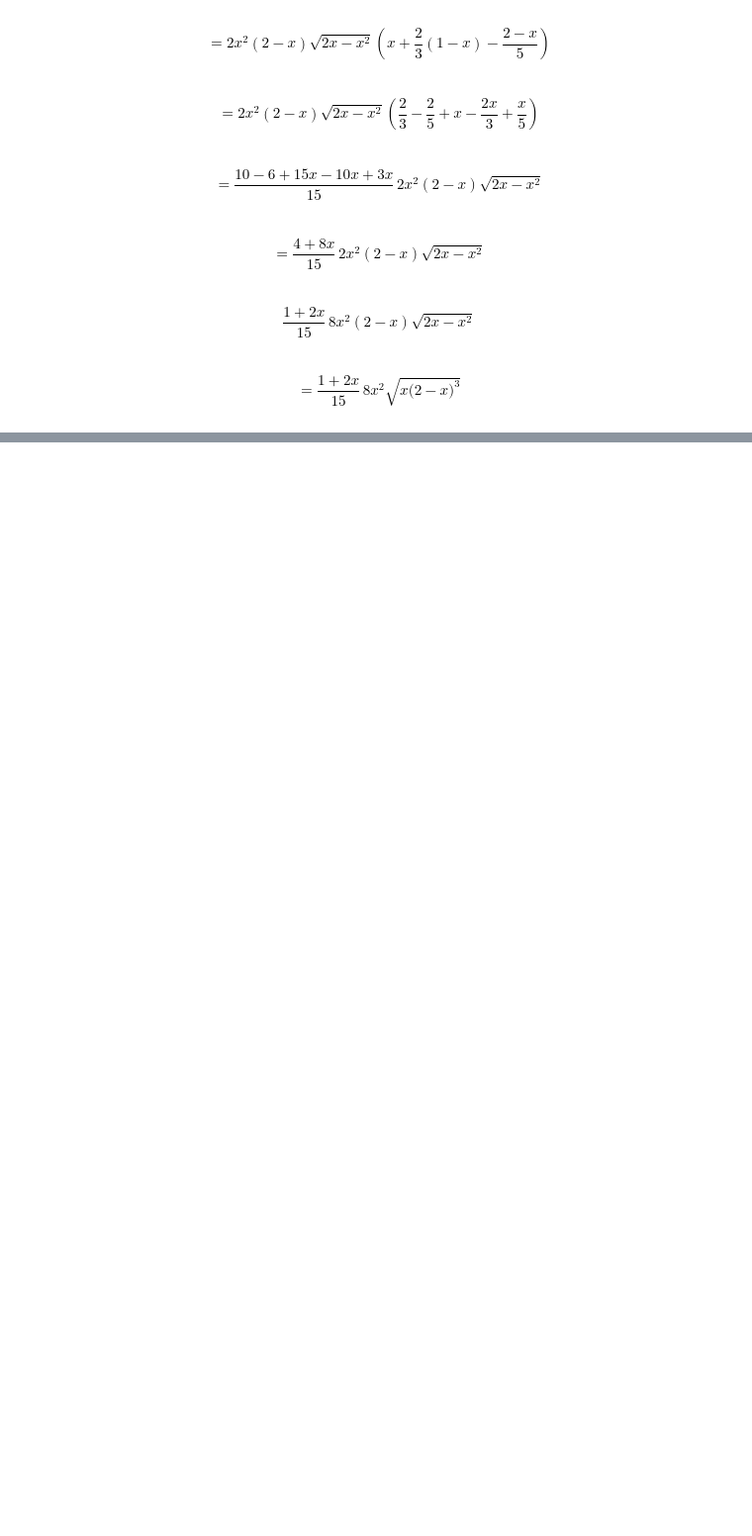
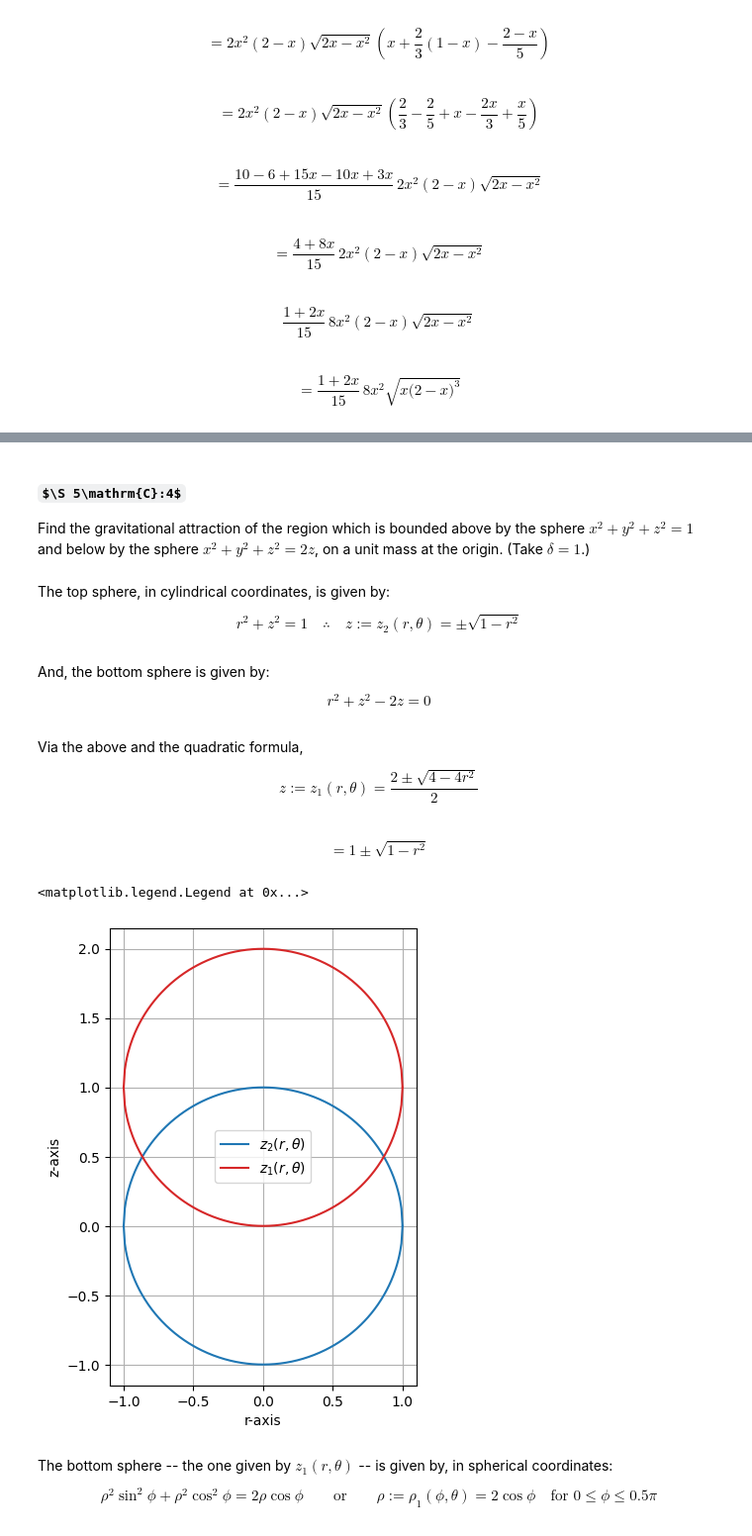
Before and after one commit to jordandll/MultivariableCalculus, a Jupyter notebook: TripleIntegrals/TripleIntegrals/PSet/pset10.ipynb, the cells around one changed output, grey strips where cells are left out. Shown at 99% size. Drawn from its saved outputs; the diff is of its cells as text; code cells hidden in the pictures; some formulas as TeX source; blank space fills up the shorter version.

```diff
--- a/TripleIntegrals/TripleIntegrals/PSet/pset10.ipynb
+++ b/TripleIntegrals/TripleIntegrals/PSet/pset10.ipynb
@@ -521,0 +804,46 @@ $$ = \frac{1+2x}{15}\,8x^2\sqrt{x\big(2-x\big)^3}$$
+# %% [markdown]
+#### $\S 5\mathrm{C}:4$
+
+Find the gravitational attraction of the region which is bounded above by the sphere
+$x^2 + y^2 + z^2 = 1$ and below by the sphere $x^2 + y^2 + z^2 = 2z$, on a unit mass at the origin.
+(Take $\delta = 1$.)
+# %% [markdown]
+The top sphere, in cylindrical coordinates, is given by:
+
+$$ r^2 + z^2 = 1 \quad\therefore\quad z:= z_2(r,\theta) = \pm \sqrt{1-r^2}$$
+# %% [markdown]
+And, the bottom sphere is given by:
+
+$$ r^2 + z^2 - 2z = 0 $$
+# %% [markdown]
+Via the above and the quadratic formula,
+
+$$ z:=z_1(r,\theta) = \frac{2\pm \sqrt{4 - 4r^2}}{2}$$
+# %% [markdown]
+$$ = 1\pm\sqrt{1-r^2}$$
+# %%
+# Create the domain(s).
+r = np.linspace(-1,1,num=250)
+
+# Define the curves.
+z_2 = f = np.sqrt(1-r**2)
+
+# Create the figure and axes.
+fig, ax = plt.subplots(figsize=(4,6))
+ax.set_xlabel('r-axis')
+ax.set_ylabel('z-axis')
+ax.grid()
+
+# Plot the curves.
+ax.plot(r,z_2,color='tab:blue',label=r'$z_2(r,\theta)$')
+ax.plot(r,-z_2,color='tab:blue')
+ax.plot(r,1+f,color='tab:red',label=r'$z_1(r,\theta)$')
+ax.plot(r,1-f,color='tab:red')
+ax.legend()
+# %% [output]
+<matplotlib.legend.Legend at 0x...>
+[figure, added]
+# %% [markdown]
+The bottom sphere -- the one given by $z_1(r,\theta)$ -- is given by, in spherical coordinates:
+
+$$ \rho^2\sin^2\phi + \rho^2\cos^2\phi = 2\rho\cos\phi \quad\quad\text{or}\quad\quad \rho := \rho_1(\phi,\theta) = 2\cos\phi\quad\text{for }0\le \phi \le 0.5\pi$$
```
Also changed, not shown: parts of 107 cells of this notebook.
